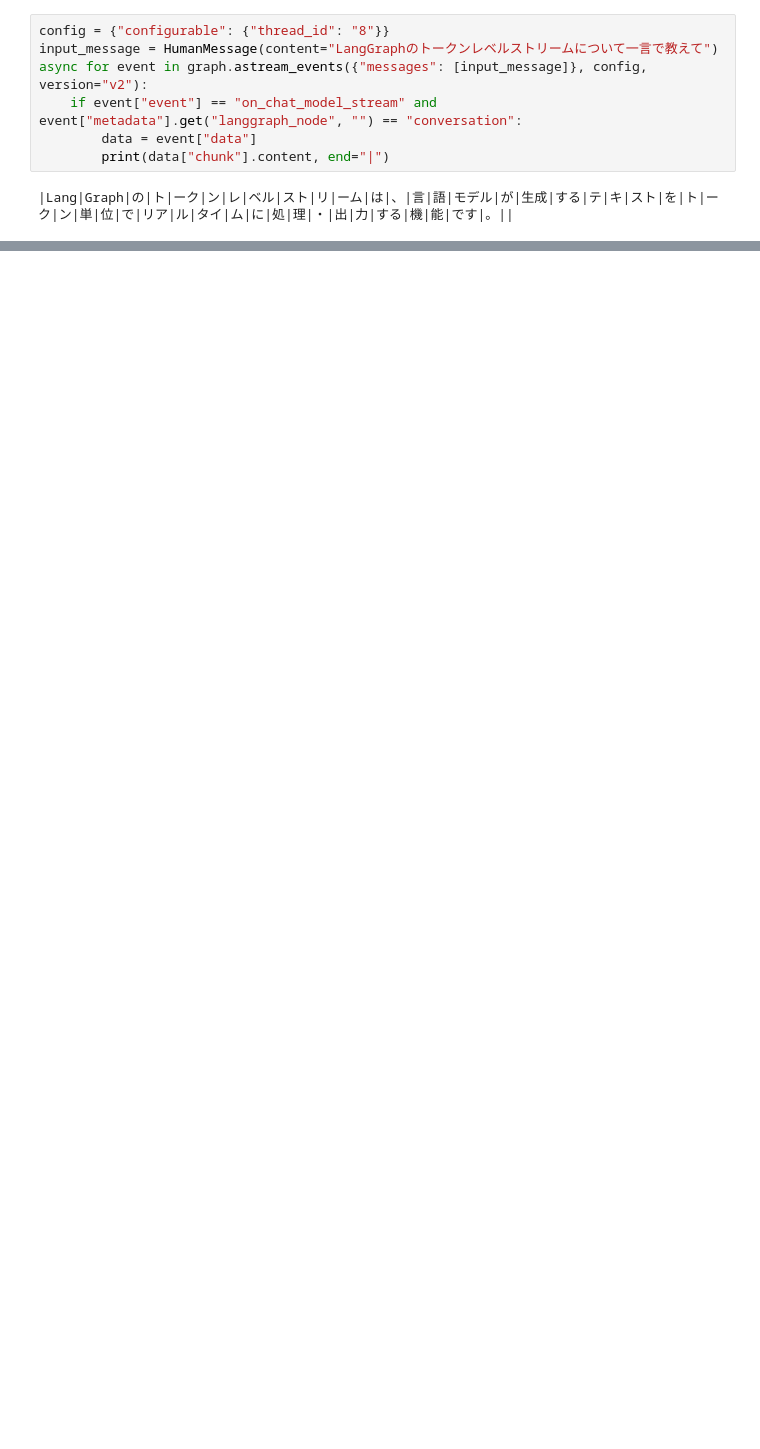
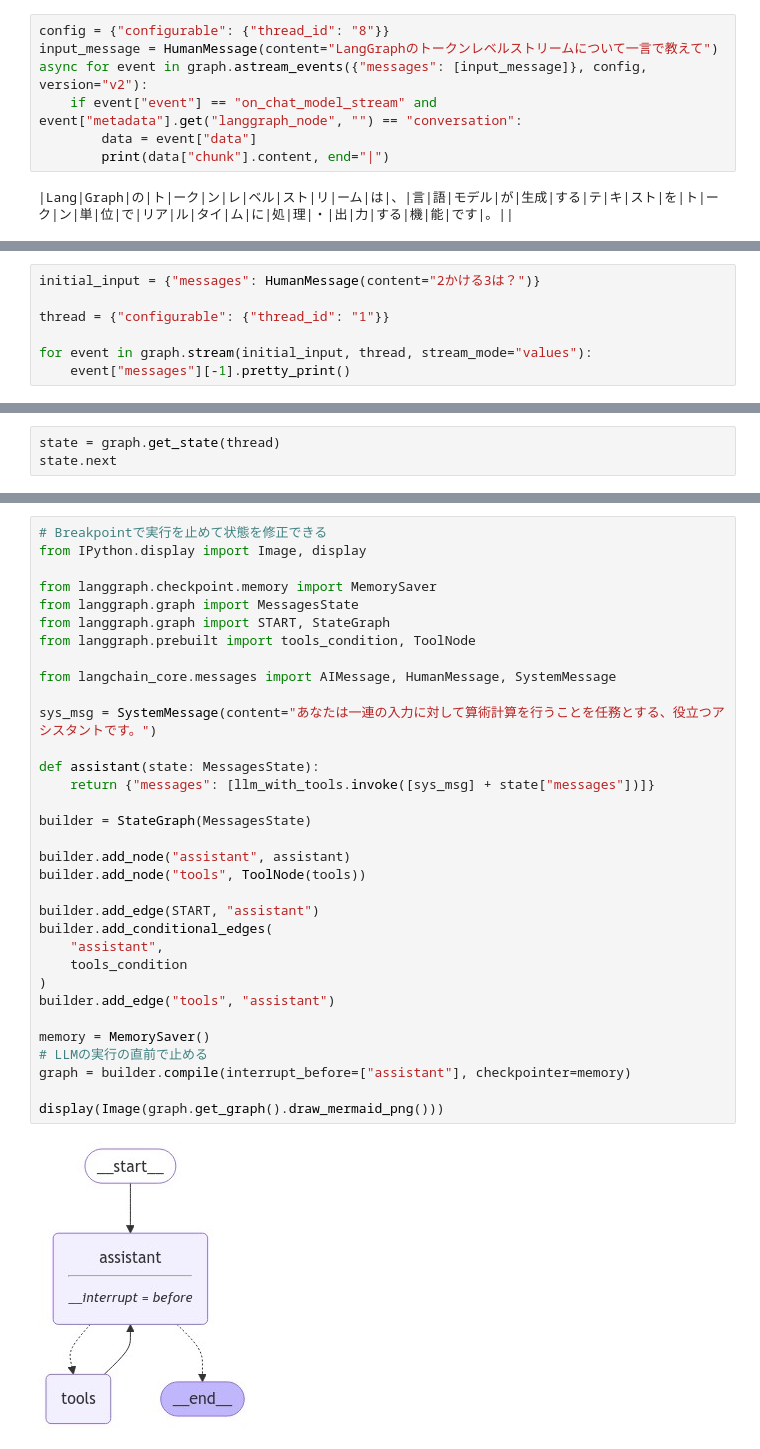
Before and after one commit to aidiary/learning-langchain, a Jupyter notebook: langchain-academy/module_3.ipynb, the cells around one changed output, grey strips where cells are left out. Cells and saved outputs as stored; diff of their text form; blank space fills up the shorter version.

```diff
--- a/langchain-academy/module_3.ipynb
+++ b/langchain-academy/module_3.ipynb
@@ -169,0 +239,7 @@ async for event in graph.astream_events({"messages": [input_message]}, config, v
+# %%
+initial_input = {"messages": HumanMessage(content="2かける3は？")}
+
+thread = {"configurable": {"thread_id": "1"}}
+
+for event in graph.stream(initial_input, thread, stream_mode="values"):
+    event["messages"][-1].pretty_print()
@@ -169,0 +257,3 @@ async for event in graph.astream_events({"messages": [input_message]}, config, v
+# %%
+state = graph.get_state(thread)
+state.next
@@ -169,0 +317,35 @@ async for event in graph.astream_events({"messages": [input_message]}, config, v
+# %%
+# Breakpointで実行を止めて状態を修正できる
+from IPython.display import Image, display
+
+from langgraph.checkpoint.memory import MemorySaver
+from langgraph.graph import MessagesState
+from langgraph.graph import START, StateGraph
+from langgraph.prebuilt import tools_condition, ToolNode
+
+from langchain_core.messages import AIMessage, HumanMessage, SystemMessage
+
+sys_msg = SystemMessage(content="あなたは一連の入力に対して算術計算を行うことを任務とする、役立つアシスタントです。")
+
+def assistant(state: MessagesState):
+    return {"messages": [llm_with_tools.invoke([sys_msg] + state["messages"])]}
+
+builder = StateGraph(MessagesState)
+
+builder.add_node("assistant", assistant)
+builder.add_node("tools", ToolNode(tools))
+
+builder.add_edge(START, "assistant")
+builder.add_conditional_edges(
+    "assistant",
+    tools_condition
+)
+builder.add_edge("tools", "assistant")
+
+memory = MemorySaver()
+# LLMの実行の直前で止める
+graph = builder.compile(interrupt_before=["assistant"], checkpointer=memory)
+
+display(Image(graph.get_graph().draw_mermaid_png()))
+# %% [output]
+[figure, added]
```
Also changed, not shown: parts of 44 cells of this notebook.
